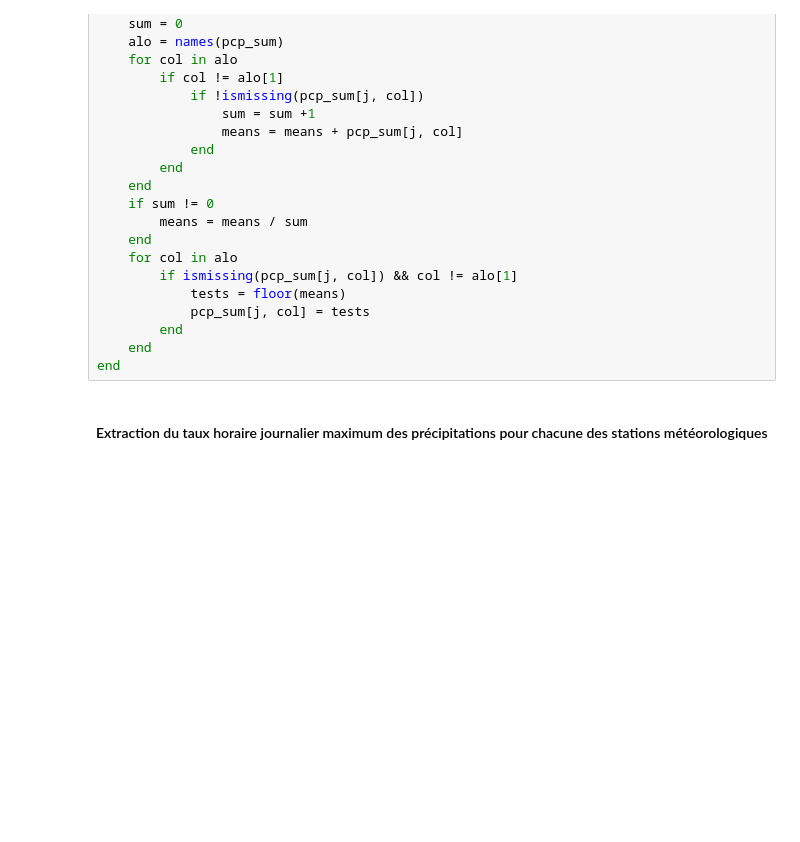
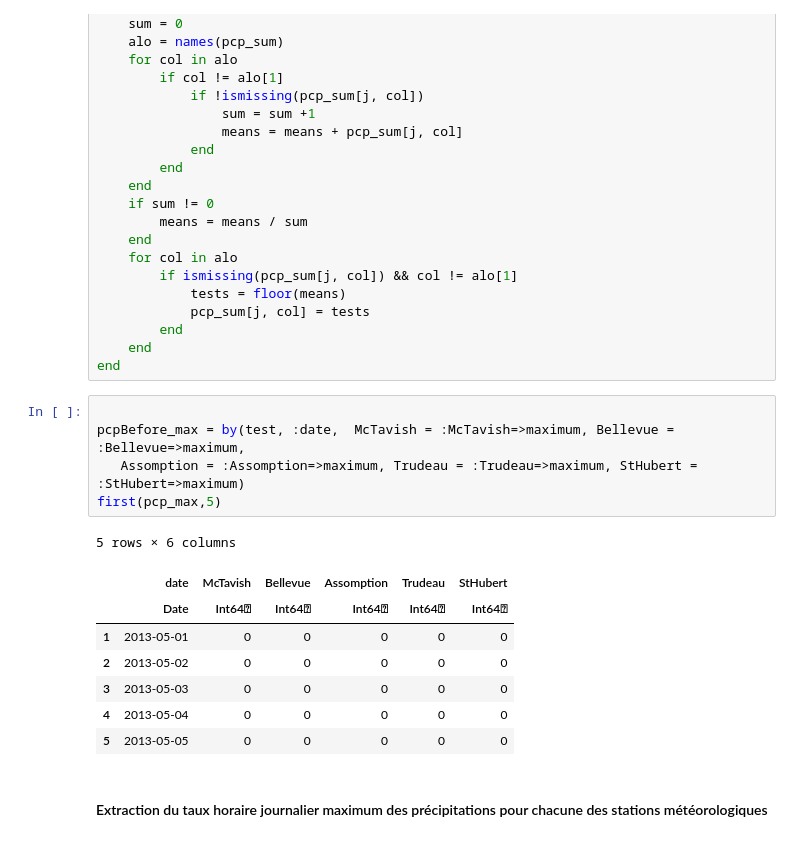
Before and after one commit to rouph/MTH3302, a Jupyter notebook: Projet/A2019/ProjetA19.ipynb, the cells around one changed output. Cells and saved outputs as stored; diff of their text form; blank space fills up the shorter version.

```diff
--- a/Projet/A2019/ProjetA19.ipynb
+++ b/Projet/A2019/ProjetA19.ipynb
@@ -363,6 +449,20 @@ for j=1:size(pcp_sum,1)
         end
     end
 end
+# %%
+
+pcpBefore_max = by(test, :date,  McTavish = :McTavish=>maximum, Bellevue = :Bellevue=>maximum,
+   Assomption = :Assomption=>maximum, Trudeau = :Trudeau=>maximum, StHubert = :StHubert=>maximum)
+first(pcp_max,5)
+# %% [output]
+5 rows × 6 columns
+|  | date | McTavish | Bellevue | Assomption | Trudeau | StHubert |
+|  | Date | Int64⍰ | Int64⍰ | Int64⍰ | Int64⍰ | Int64⍰ |
+| 1 | 2013-05-01 | 0 | 0 | 0 | 0 | 0 |
+| 2 | 2013-05-02 | 0 | 0 | 0 | 0 | 0 |
+| 3 | 2013-05-03 | 0 | 0 | 0 | 0 | 0 |
+| 4 | 2013-05-04 | 0 | 0 | 0 | 0 | 0 |
+| 5 | 2013-05-05 | 0 | 0 | 0 | 0 | 0 |
 # %% [markdown]
 #### Extraction du taux horaire journalier maximum des précipitations pour chacune des stations météorologiques
 # %%
```
Also changed, not shown: parts of 22 cells of this notebook, 3 other files.
